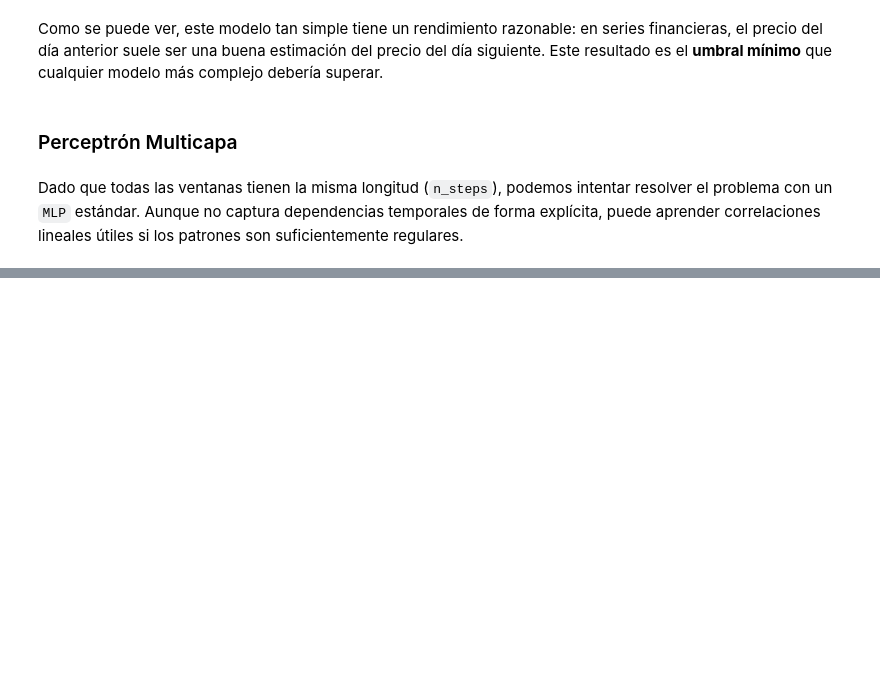
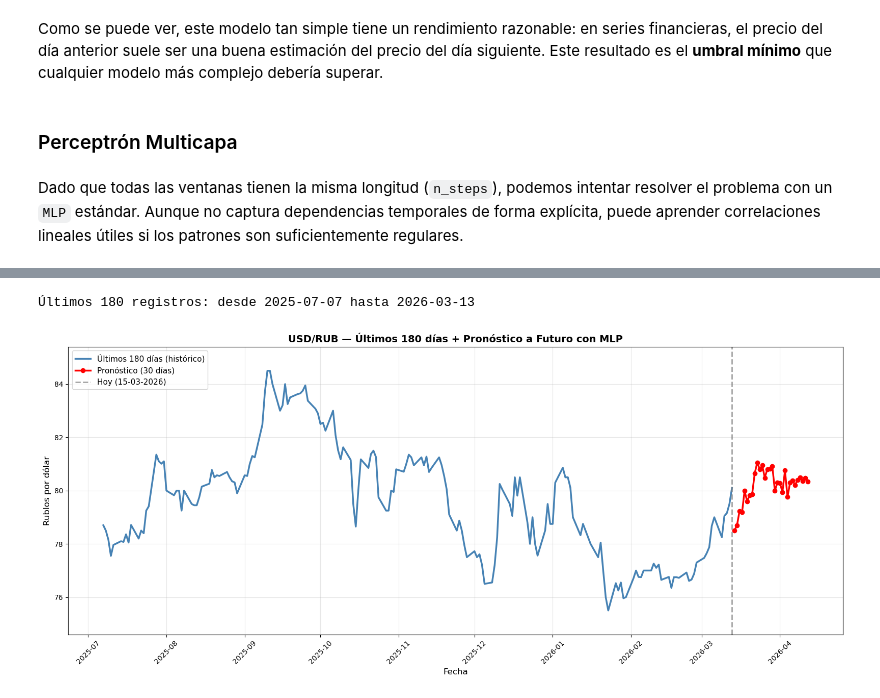
Before and after one commit to engel7w7/SIS421-01-2026, a Jupyter notebook: Lab3_rnn_mlp/01_rnn_mlp.ipynb, the cells around one changed output, grey strips where cells are left out. Drawn from its saved outputs; the diff is of its cells as text; code cells hidden in the pictures; blank space fills up the shorter version.

```diff
--- a/Lab3_rnn_mlp/01_rnn_mlp.ipynb
+++ b/Lab3_rnn_mlp/01_rnn_mlp.ipynb
@@ -433,0 +392,32 @@ Como era de esperar, el MSE del modelo many-to-many es mayor que el del many-to-
+# %%
+plt.figure(figsize=(16, 7))
+
+today = pd.Timestamp('2026-03-13')
+
+historical_recent = df.tail(180)
+
+print(f"\nÚltimos 180 registros: desde {historical_recent['Date'].iloc[0].date()} hasta {historical_recent['Date'].iloc[-1].date()}")
+
+plt.plot(historical_recent['Date'], historical_recent['Price'], linewidth=2.5, color='steelblue', label='Últimos 180 días (histórico)')
+
+plt.plot(future_df['Date'], future_df['Prediccion_USD_RUB'], 'o-',
+         linewidth=2.5, color='red', markersize=6, label='Pronóstico (30 días)')
+
+plt.axvline(today, color='gray', linestyle='--', alpha=0.7, linewidth=2, label='Hoy (15-03-2026)')
+
+all_prices = np.concatenate([historical_recent['Price'].values, future_df['Prediccion_USD_RUB'].values])
+y_min, y_max = all_prices.min(), all_prices.max()
+y_margin = (y_max - y_min) * 0.1
+plt.ylim(y_min - y_margin, y_max + y_margin)
+
+plt.title('USD/RUB — Últimos 180 días + Pronóstico a Futuro con MLP', fontsize=14, fontweight='bold')
+plt.xlabel('Fecha', fontsize=12)
+plt.ylabel('Rublos por dólar', fontsize=12)
+plt.xticks(rotation=45)
+plt.legend(fontsize=11, loc='best')
+plt.grid(True, alpha=0.3)
+plt.tight_layout()
+plt.show()
+# %% [output]
+Últimos 180 registros: desde 2025-07-07 hasta 2026-03-13
+[figure, added]
```
Also changed, not shown: parts of 23 cells of this notebook, 1 other file.
